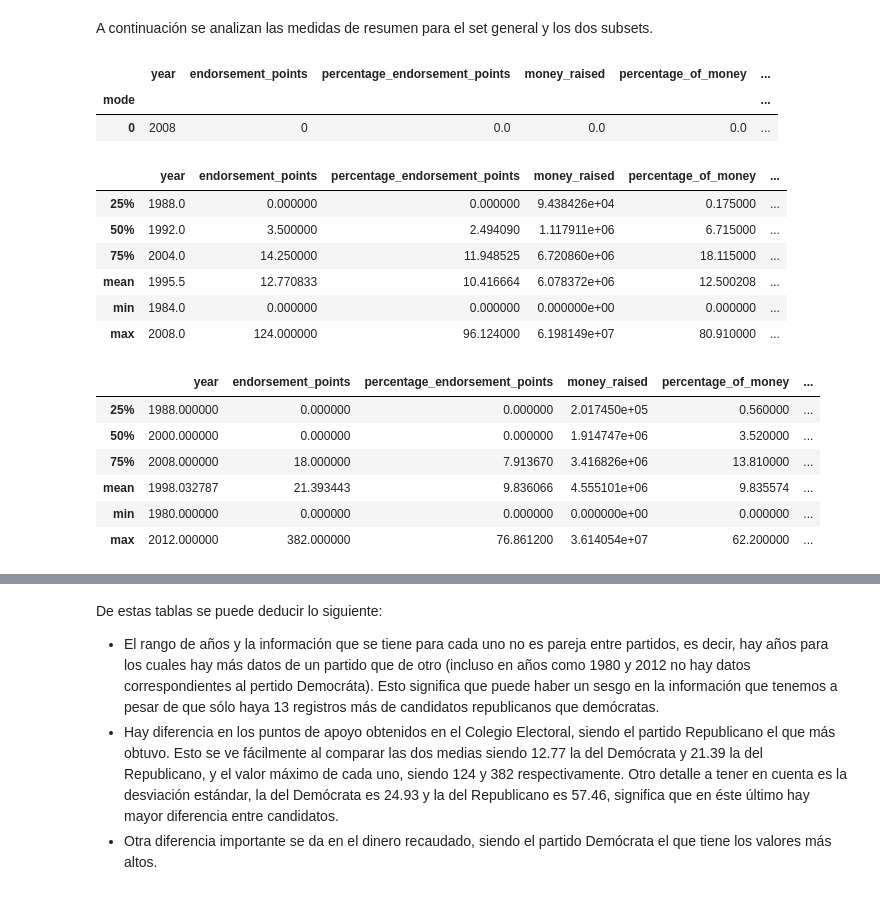
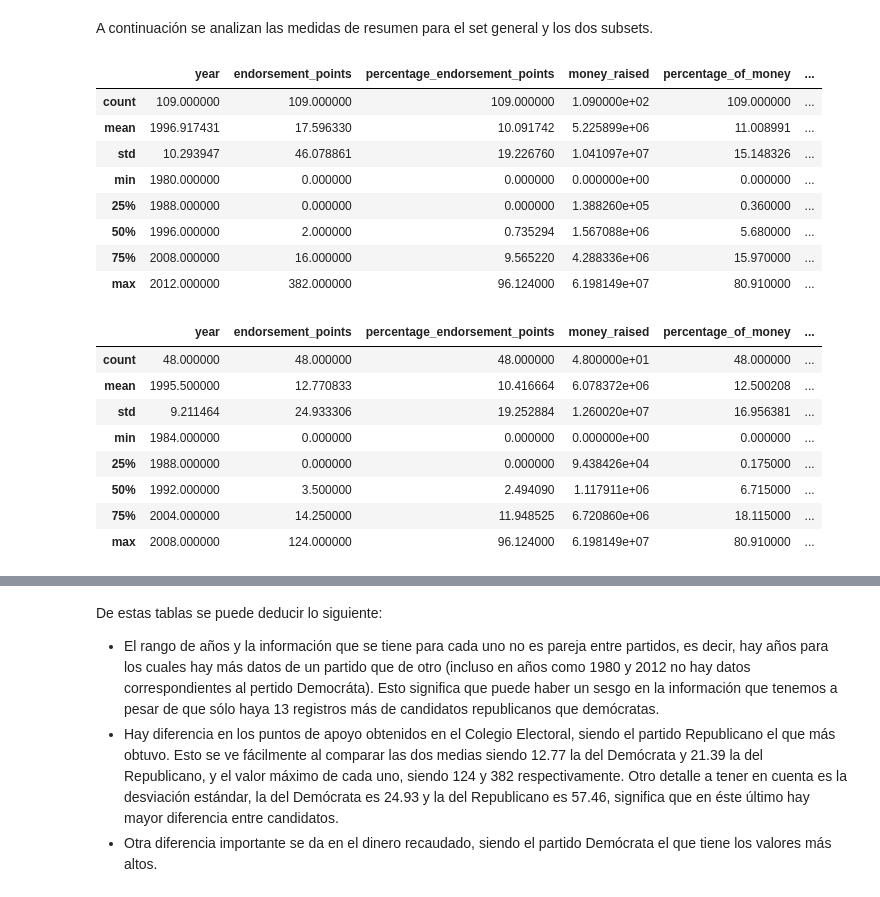
Before and after one commit to 1gnacio/orgadatos-kaggle-tp1, a Jupyter notebook: notebook707f668b56.ipynb, the cells around one changed output, grey strips where cells are left out. Drawn from its saved outputs; the diff is of its cells as text; code cells hidden in the pictures.

```diff
--- a/notebook707f668b56.ipynb
+++ b/notebook707f668b56.ipynb
@@ -272,40 +272,27 @@ data_dem = data[data['party'] == 'Democratic']
 data_rep = data[data['party'] == 'Republican']
 # %% [markdown]
 A continuación se analizan las medidas de resumen para el set general y los dos subsets.
-# %%
-#data.mode()
-#data.loc[data['endorsement_points'] != 0]
-#data[data['endorsement_points'] != 0].reset_index()
-#len(data.index)
-#data[data['party'] == 'Republican']
-#data[data['endorsement_points'] != 0]
-data_cpy = data.describe().loc[['25%','50%','75%', 'mean','min', 'max']]
-data_mode = data.mode(numeric_only=True)
-data_mode.index.names=['mode']
-#data_cpy = pd.concat([data_cpy, data.mode(numeric_only=True)])
-#data_cpy.index.names=['25%','50%','75%', 'mean','min', 'max','mode']
-data_mode
-# %% [output]
-|  | year | endorsement_points | percentage_endorsement_points | money_raised | percentage_of_money | ... |
-| mode |  |  |  |  |  | ... |
-| 0 | 2008 | 0 | 0.0 | 0.0 | 0.0 | ... |
-# %%
-data_dem.describe().loc[['25%','50%','75%', 'mean','min', 'max']]
-# %% [output]
-|  | year | endorsement_points | percentage_endorsement_points | money_raised | percentage_of_money | ... |
-| 25% | 1988.0 | 0.000000 | 0.000000 | 9.438426e+04 | 0.175000 | ... |
-| 50% | 1992.0 | 3.500000 | 2.494090 | 1.117911e+06 | 6.715000 | ... |
-| 75% | 2004.0 | 14.250000 | 11.948525 | 6.720860e+06 | 18.115000 | ... |
-| mean | 1995.5 | 12.770833 | 10.416664 | 6.078372e+06 | 12.500208 | ... |
-| min | 1984.0 | 0.000000 | 0.000000 | 0.000000e+00 | 0.000000 | ... |
-| max | 2008.0 | 124.000000 | 96.124000 | 6.198149e+07 | 80.910000 | ... |
-# %%
-data_rep.describe().loc[['25%','50%','75%', 'mean','min', 'max']]
-# %% [output]
-|  | year | endorsement_points | percentage_endorsement_points | money_raised | percentage_of_money | ... |
-| 25% | 1988.000000 | 0.000000 | 0.000000 | 2.017450e+05 | 0.560000 | ... |
-| 50% | 2000.000000 | 0.000000 | 0.000000 | 1.914747e+06 | 3.520000 | ... |
-| 75% | 2008.000000 | 18.000000 | 7.913670 | 3.416826e+06 | 13.810000 | ... |
-| mean | 1998.032787 | 21.393443 | 9.836066 | 4.555101e+06 | 9.835574 | ... |
-| min | 1980.000000 | 0.000000 | 0.000000 | 0.000000e+00 | 0.000000 | ... |
-| max | 2012.000000 | 382.000000 | 76.861200 | 3.614054e+07 | 62.200000 | ... |
+# %%
+data.describe()
+# %% [output]
+|  | year | endorsement_points | percentage_endorsement_points | money_raised | percentage_of_money | ... |
+| count | 109.000000 | 109.000000 | 109.000000 | 1.090000e+02 | 109.000000 | ... |
+| mean | 1996.917431 | 17.596330 | 10.091742 | 5.225899e+06 | 11.008991 | ... |
+| std | 10.293947 | 46.078861 | 19.226760 | 1.041097e+07 | 15.148326 | ... |
+| min | 1980.000000 | 0.000000 | 0.000000 | 0.000000e+00 | 0.000000 | ... |
+| 25% | 1988.000000 | 0.000000 | 0.000000 | 1.388260e+05 | 0.360000 | ... |
+| 50% | 1996.000000 | 2.000000 | 0.735294 | 1.567088e+06 | 5.680000 | ... |
+| 75% | 2008.000000 | 16.000000 | 9.565220 | 4.288336e+06 | 15.970000 | ... |
+| max | 2012.000000 | 382.000000 | 96.124000 | 6.198149e+07 | 80.910000 | ... |
+# %%
+data_dem.describe()
+# %% [output]
+|  | year | endorsement_points | percentage_endorsement_points | money_raised | percentage_of_money | ... |
+| count | 48.000000 | 48.000000 | 48.000000 | 4.800000e+01 | 48.000000 | ... |
+| mean | 1995.500000 | 12.770833 | 10.416664 | 6.078372e+06 | 12.500208 | ... |
+| std | 9.211464 | 24.933306 | 19.252884 | 1.260020e+07 | 16.956381 | ... |
+| min | 1984.000000 | 0.000000 | 0.000000 | 0.000000e+00 | 0.000000 | ... |
+| 25% | 1988.000000 | 0.000000 | 0.000000 | 9.438426e+04 | 0.175000 | ... |
+| 50% | 1992.000000 | 3.500000 | 2.494090 | 1.117911e+06 | 6.715000 | ... |
+| 75% | 2004.000000 | 14.250000 | 11.948525 | 6.720860e+06 | 18.115000 | ... |
+| max | 2008.000000 | 124.000000 | 96.124000 | 6.198149e+07 | 80.910000 | ... |
```
Also changed, not shown: parts of 8 cells of this notebook.
